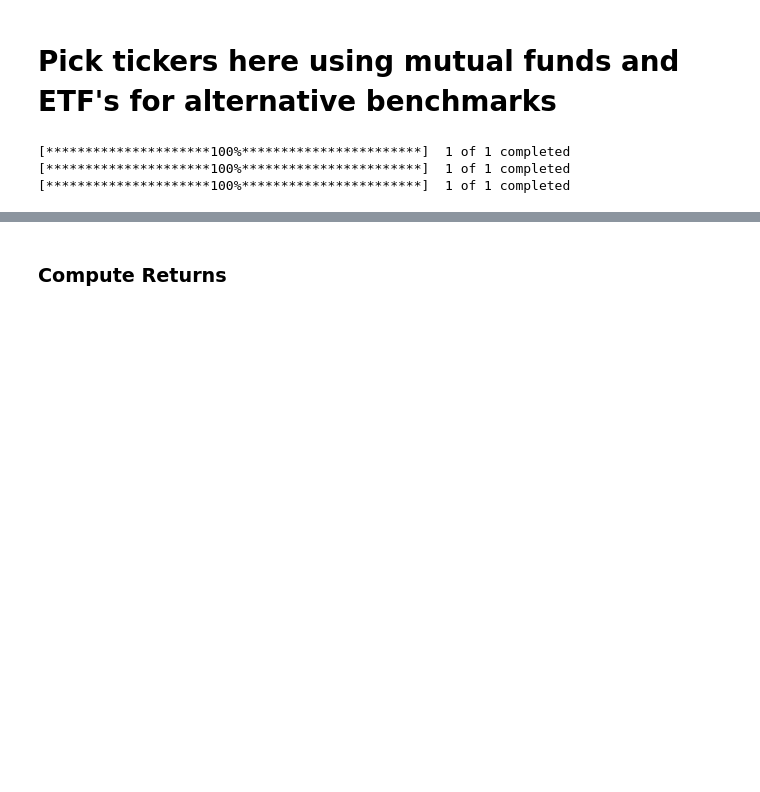
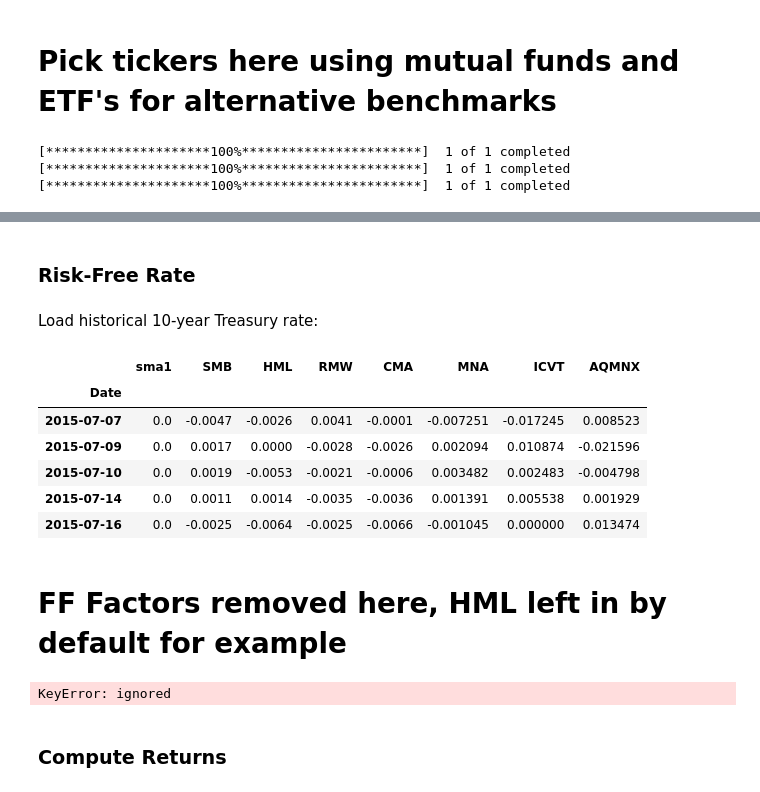
Before and after one commit to tleitch/Machine-Learning-for-Algorithmic-Trading-Second-Edition, a Jupyter notebook: assignments/projectOptimization.ipynb, the cells around one changed output, grey strips where cells are left out. Drawn from its saved outputs; the diff is of its cells as text; code cells hidden in the pictures; blank space fills up the shorter version.

```diff
--- a/assignments/projectOptimization.ipynb
+++ b/assignments/projectOptimization.ipynb
@@ -202,0 +226,4 @@ dfs.head()
+# %% [markdown]
+### Risk-Free Rate
+# %% [markdown]
+Load historical 10-year Treasury rate:
@@ -203,3 +233,19 @@ dfs.head()
+# %%
+dfs2.head()
+# %% [output]
+|  | sma1 | SMB | HML | RMW | CMA | MNA | ICVT | AQMNX |
+| Date |  |  |  |  |  |  |  |  |
+| 2015-07-07 | 0.0 | -0.0047 | -0.0026 | 0.0041 | -0.0001 | -0.007251 | -0.017245 | 0.008523 |
+| 2015-07-09 | 0.0 | 0.0017 | 0.0000 | -0.0028 | -0.0026 | 0.002094 | 0.010874 | -0.021596 |
+| 2015-07-10 | 0.0 | 0.0019 | -0.0053 | -0.0021 | -0.0006 | 0.003482 | 0.002483 | -0.004798 |
+| 2015-07-14 | 0.0 | 0.0011 | 0.0014 | -0.0035 | -0.0036 | 0.001391 | 0.005538 | 0.001929 |
+| 2015-07-16 | 0.0 | -0.0025 | -0.0064 | -0.0025 | -0.0066 | -0.001045 | 0.000000 | 0.013474 |
+# %% [markdown]
+# FF Factors removed here, HML left in by default for example
+# %%
+dfs2=dfs2.drop(columns=["SMB","RMW","CMA"]) # Leave HML as an example so delete if not part of your strategy
+# %% [output]
+KeyError: ignored
 # %% [markdown]
 ### Compute Returns
 # %% [markdown]
```
Also changed, not shown: parts of 56 cells of this notebook.
